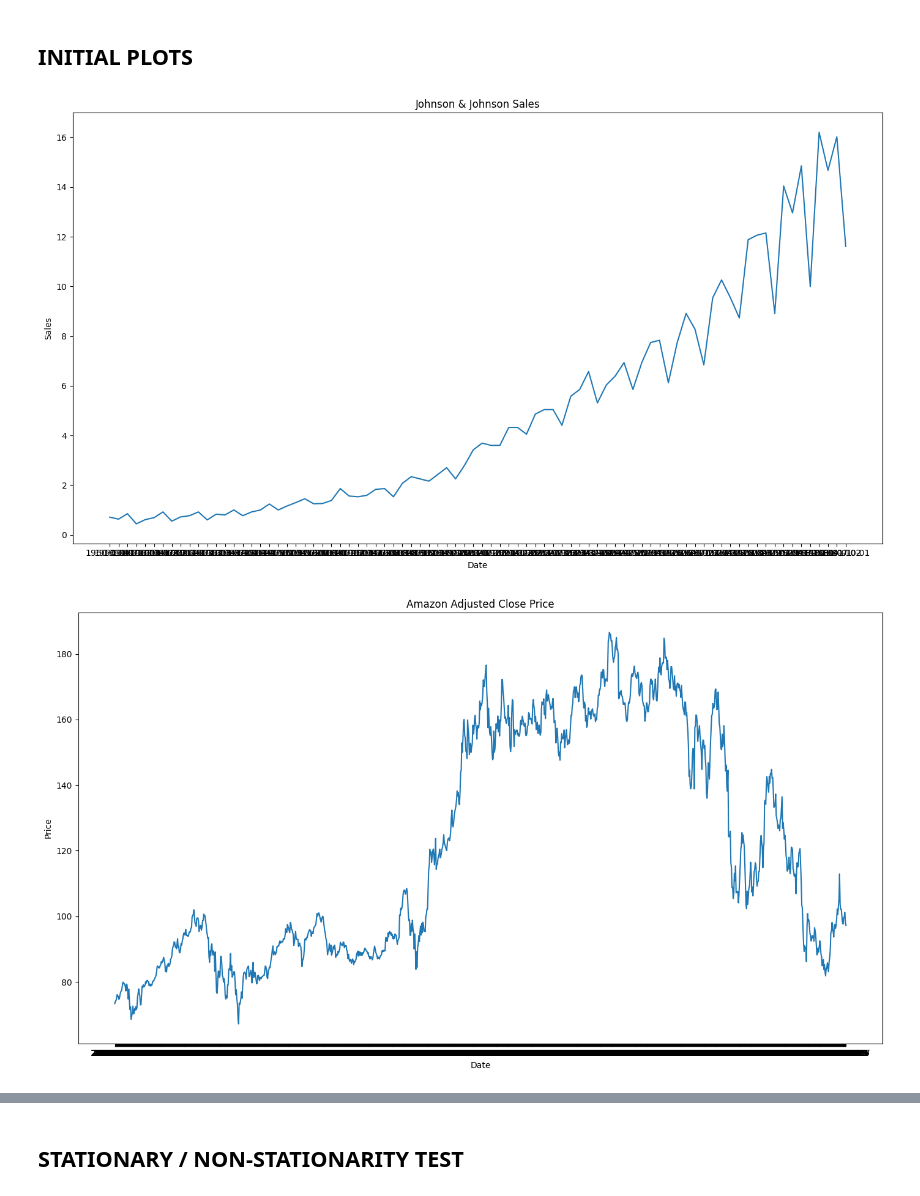
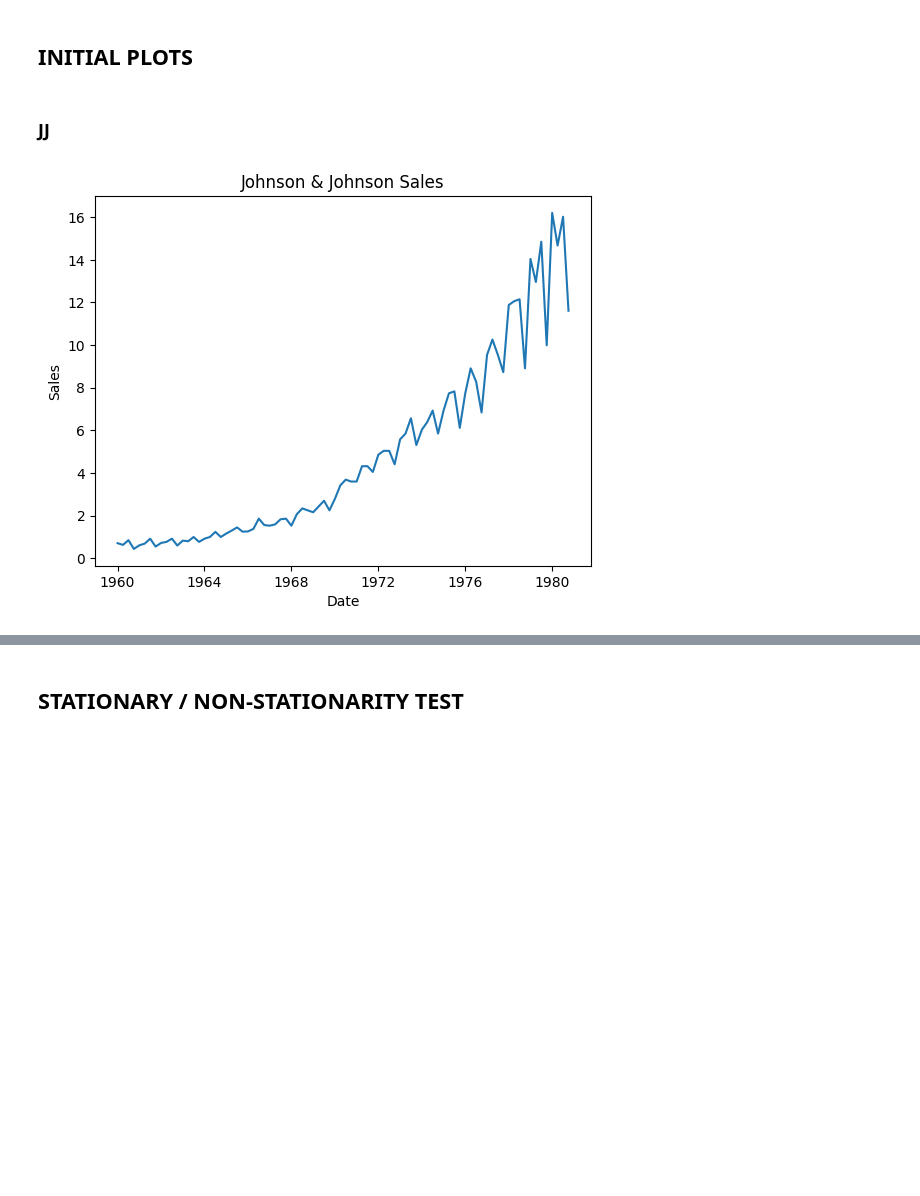
Before and after one commit to Diya-Amith/TimeSeries-CaseStudy-Assignment, a Jupyter notebook: TimeSeriesCaseStudy.ipynb, the cells around one changed output, grey strips where cells are left out. Saved outputs shown, nothing was run; the diff lists cells and outputs as text; code cells hidden in the pictures; blank space fills up the shorter version.

```diff
--- a/TimeSeriesCaseStudy.ipynb
+++ b/TimeSeriesCaseStudy.ipynb
@@ -22,5 +26,6 @@ Mounted at /content/drive
 # %%
-jj_path = '/content/drive/My Drive/TimeSeries_Assignment/jj.csv'
-amzn_path = '/content/drive/My Drive/TimeSeries_Assignment/AMZN.csv'
+# Path
+jj_path = ('/content/drive/My Drive/TimeSeries_Assignment/jj.csv')
+amzn_path = ('/content/drive/My Drive/TimeSeries_Assignment/AMZN.csv')
 # %% [markdown]
 ## **LOAD DATASETS**
@@ -35 +32,5 @@ amzn_data = load_data(amzn_path, 'Date')
+# %%
+# Read CSV
+jj_data = pd.read_csv(jj_path, parse_dates=['date'], index_col='date')
+amzn_data = pd.read_csv(amzn_path, parse_dates=['Date'], index_col='Date')
 # %%
@@ -53,17 +54,16 @@ Date
 # %% [markdown]
 ## **INITIAL PLOTS**
 # %%
-def plot_time_series(series, title, ylabel):
-    plt.figure(figsize=(14, 8))
+# Plot initial plots
+def initial_plots(series, title, ylabel):
     plt.plot(series)
     plt.title(title)
     plt.xlabel("Date")
     plt.ylabel(ylabel)
-    plt.tight_layout()
     plt.show()
-
-plot_time_series(jj_data['data'], "Johnson & Johnson Sales", "Sales")
-plot_time_series(amzn_data['Adj Close'], "Amazon Adjusted Close Price", "Price")
-# %% [output]
-[figure, removed]
-[figure, removed]
+# %% [markdown]
+### **JJ**
+# %%
+initial_plots(jj_data['data'], "Johnson & Johnson Sales", "Sales")
+# %% [output]
+[figure, added]
```
Also changed, not shown: parts of 90 cells of this notebook.
